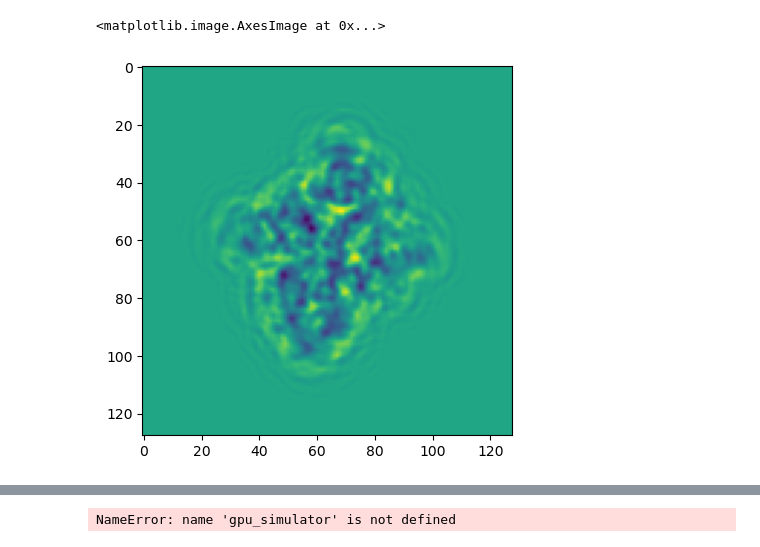
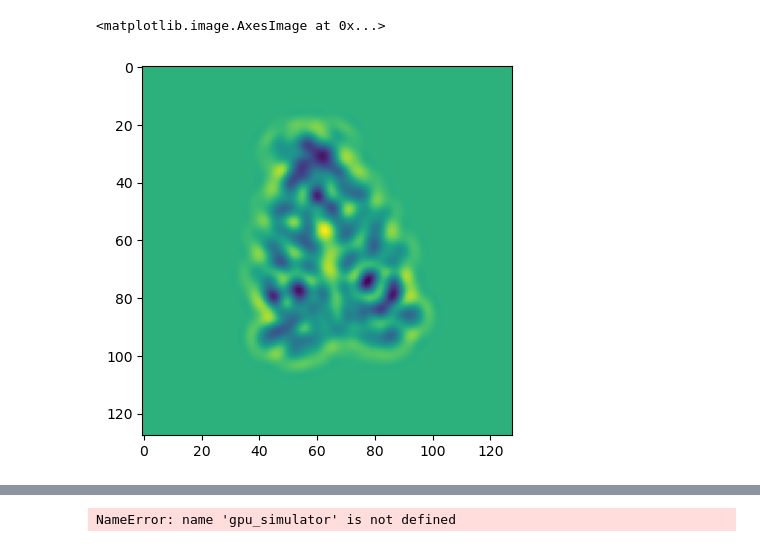
Before and after one commit to flatironinstitute/cryoSBI, a Jupyter notebook: notebooks/Untitled.ipynb, the cells around one changed output, grey strips where cells are left out. Drawn from its saved outputs; the diff is of its cells as text; code cells hidden in the pictures.

```diff
--- a/notebooks/Untitled.ipynb
+++ b/notebooks/Untitled.ipynb
@@ -49,14 +62,0 @@ shifts = 60*torch.ones((len(models), 2), dtype=torch.float32).reshape(-1, 2).cud
-# %%
-shift = zuko.distributions.BoxUniform(
-    lower=torch.tensor(
-        [-30, -30],
-        dtype=torch.float32,
-        device="cuda"
-    ),
-    upper=torch.tensor(
-        [30, 30],
-        dtype=torch.float32,
-        device="cuda"
-    ),
-    ndims=1,
-)
@@ -120,7 +116,7 @@ def project_density_batched(
     grid_max = pixel_size * (num_pxels - 1) * 0.5 + pixel_size
 
     rot_matrix = gen_rot_matrix_batched(quats)
-    grid = torch.arange(grid_min, grid_max, pixel_size, device=coords.device).repeat(coords.shape[0], 1)
+    grid = torch.arange(grid_min, grid_max, pixel_size, device=coords.device)[0:num_pixels.long()].repeat(coords.shape[0], 1)
     coords_rot = torch.bmm(rot_matrix, coords)
     coords_rot[:, :2, :] += shift.unsqueeze(-1)
 
@@ -181,20 +182,20 @@ def apply_ctf(image: torch.Tensor, defocus, b_factor, amp, pixel_size) -> torch.
     )
     ctf = ctf * env / amp
 
-    conv_image_ctf = torch.fft.fft2(image) * ctf
-    image_ctf = torch.fft.ifft2(conv_image_ctf).real
+    image_fft = torch.fft.fft2(image) * ctf
+    image = torch.fft.ifft2(image_fft).real
 
-    return image_ctf
+    return image
 # %%
-defocusses = 1 * torch.ones(len(models), dtype=torch.float32).reshape(-1, 1, 1).cuda()
+defocusses = 0.5 * torch.ones(len(models), dtype=torch.float32).reshape(-1, 1, 1).cuda()
 b_factors = 1 * torch.ones(len(models), dtype=torch.float32).reshape(-1, 1, 1).cuda()
 amps = 0.1 * torch.ones(len(models), dtype=torch.float32).reshape(-1, 1, 1).cuda()
 
-test_images_ctf = apply_ctf(test_images, defocusses, b_factors, amps, pixel_size, shift_x, shift_y)
+test_images_ctf =  NormalizeIndividual()(apply_ctf(test_images, defocusses, b_factors, amps, pixel_size))
 # %%
-plt.imshow(test_images_ctf[99].cpu().numpy())
+plt.imshow(test_images_ctf[0].cpu().numpy())
 # %% [output]
 <matplotlib.image.AxesImage at 0x...>
-[figure, old version]
+[figure, new version]
 # %%
 %timeit test_images_ctf = apply_ctf(test_images, defocusses, b_factors, amps, pixel_size)
```
Also changed, not shown: parts of 15 cells of this notebook, 11 other files.
